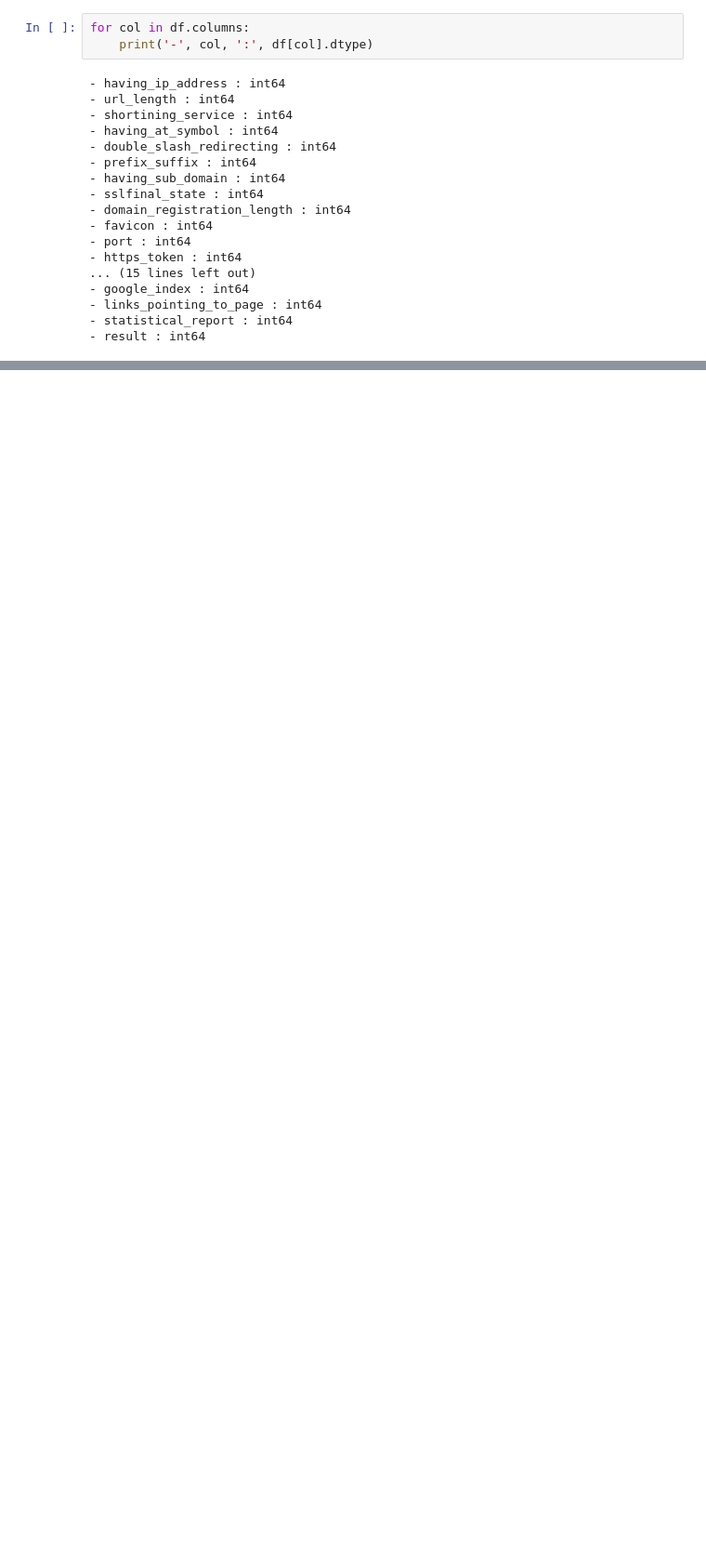
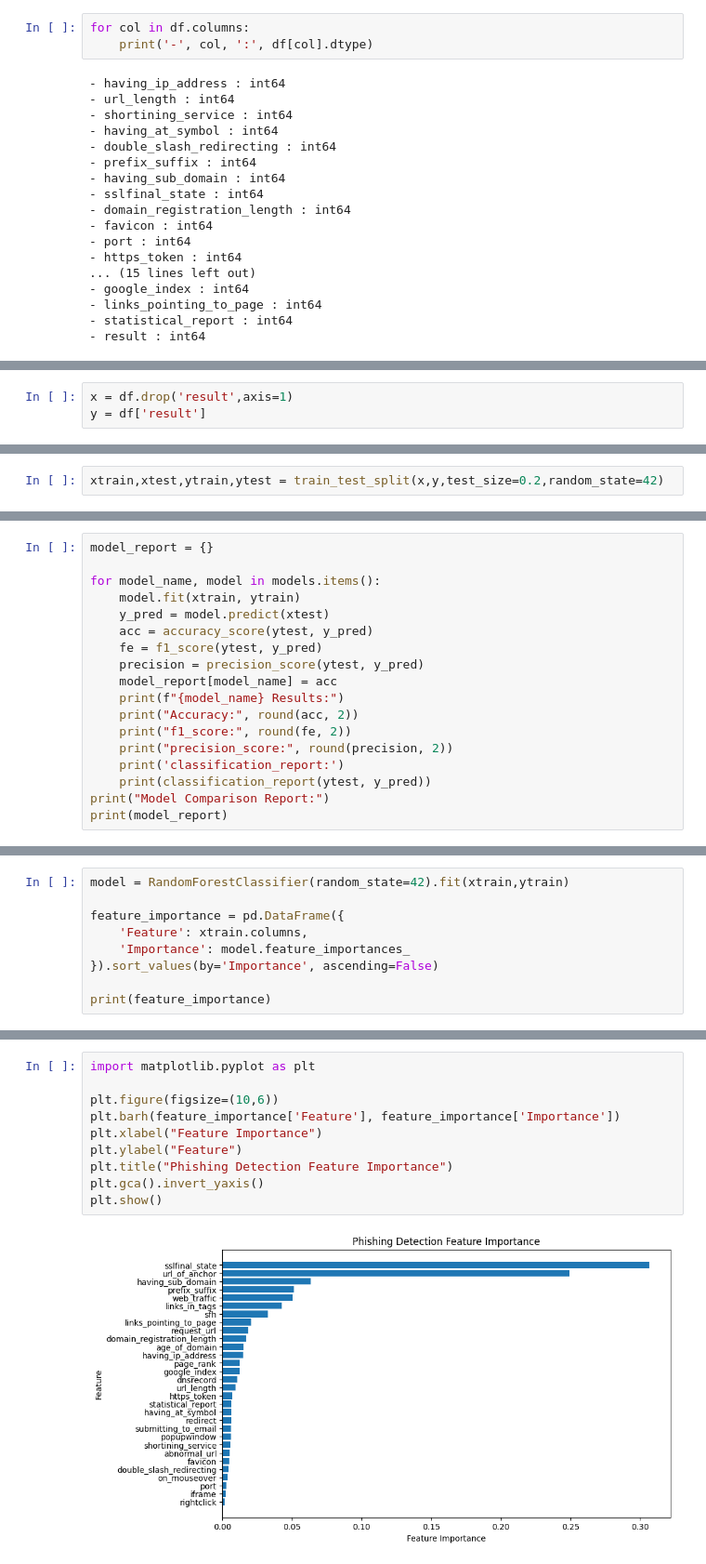
Before and after one commit to Ahmed2797/Network-Security, a Jupyter notebook: notebooks/experiment.ipynb, the cells around one changed output, grey strips where cells are left out. Shown at 93% size. Cells and saved outputs as stored; diff of their text form; blank space fills up the shorter version.

Commit message:
Model_Train_Complete

```diff
--- a/notebooks/experiment.ipynb
+++ b/notebooks/experiment.ipynb
@@ -246,0 +115,3 @@ df.head()
+# %%
+x = df.drop('result',axis=1)
+y = df['result']
@@ -246,0 +130,2 @@ df.head()
+# %%
+xtrain,xtest,ytrain,ytest = train_test_split(x,y,test_size=0.2,random_state=42)
@@ -246,0 +143,18 @@ df.head()
+# %%
+model_report = {}
+
+for model_name, model in models.items():
+    model.fit(xtrain, ytrain)
+    y_pred = model.predict(xtest)
+    acc = accuracy_score(ytest, y_pred)
+    fe = f1_score(ytest, y_pred)
+    precision = precision_score(ytest, y_pred)
+    model_report[model_name] = acc
+    print(f"{model_name} Results:")
+    print("Accuracy:", round(acc, 2))
+    print("f1_score:", round(fe, 2))
+    print("precision_score:", round(precision, 2))
+    print('classification_report:')
+    print(classification_report(ytest, y_pred))
+print("Model Comparison Report:")
+print(model_report)
@@ -246,0 +179,9 @@ df.head()
+# %%
+model = RandomForestClassifier(random_state=42).fit(xtrain,ytrain)
+
+feature_importance = pd.DataFrame({
+    'Feature': xtrain.columns,
+    'Importance': model.feature_importances_
+}).sort_values(by='Importance', ascending=False)
+
+print(feature_importance)
@@ -246,0 +206,12 @@ df.head()
+# %%
+import matplotlib.pyplot as plt
+
+plt.figure(figsize=(10,6))
+plt.barh(feature_importance['Feature'], feature_importance['Importance'])
+plt.xlabel("Feature Importance")
+plt.ylabel("Feature")
+plt.title("Phishing Detection Feature Importance")
+plt.gca().invert_yaxis()
+plt.show()
+# %% [output]
+[figure, added]
```
Also changed, not shown: parts of 32 cells of this notebook, 26 other files.
